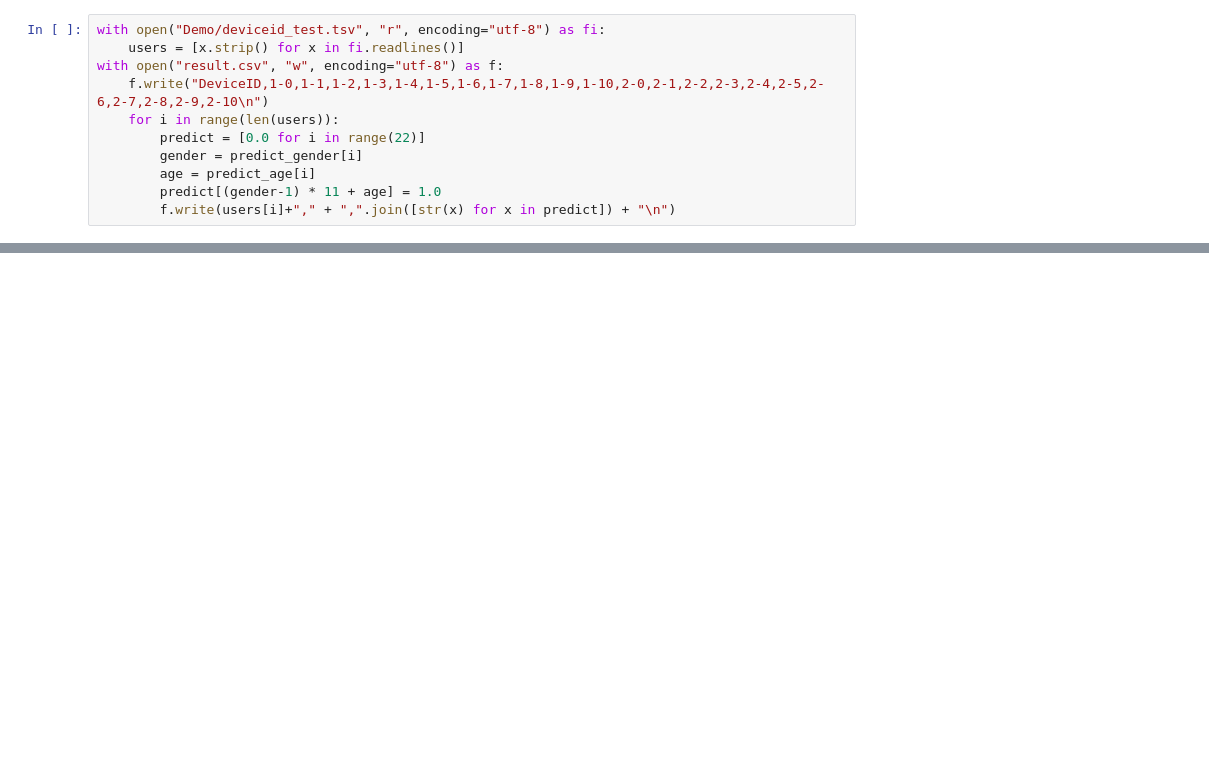
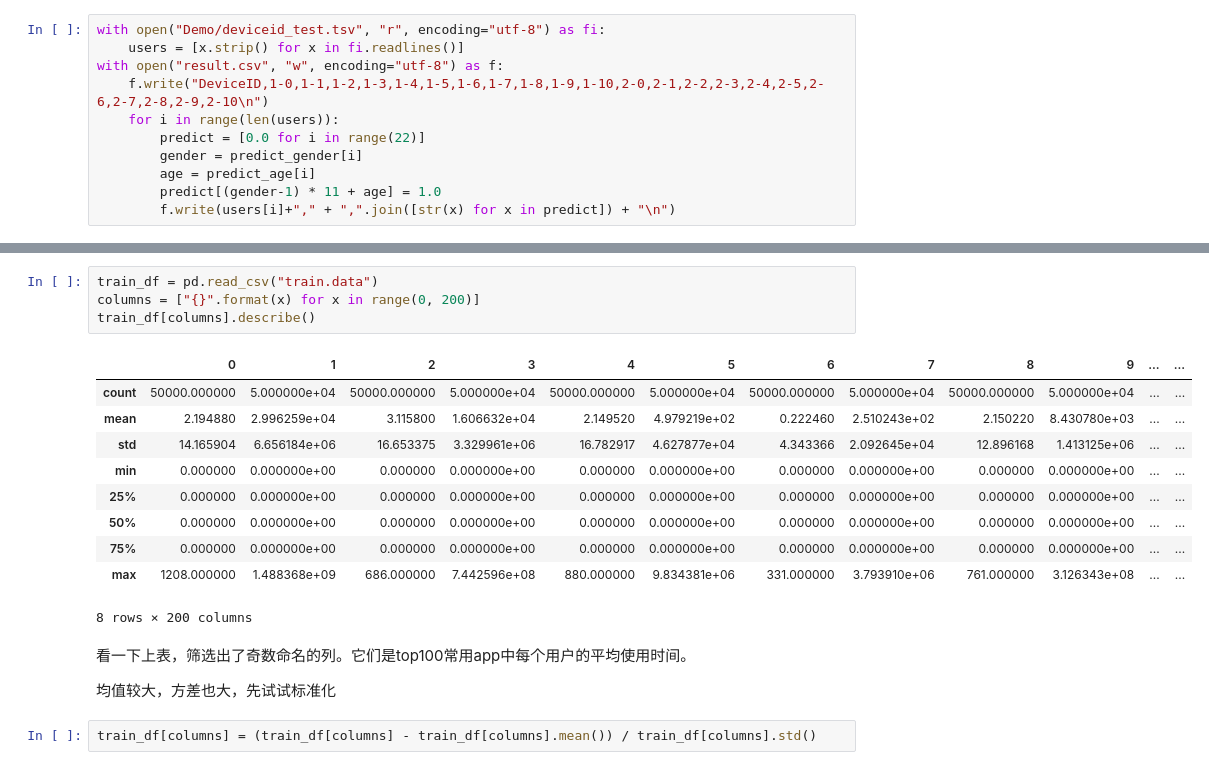
Before and after one commit to miangangzhen/YiGuanCompetition, a Jupyter notebook: Main.ipynb, the cells around one changed output, grey strips where cells are left out. Cells and saved outputs as stored; diff of their text form; blank space fills up the shorter version.

```diff
--- a/Main.ipynb
+++ b/Main.ipynb
@@ -267,0 +282,21 @@ with open("result.csv", "w", encoding="utf-8") as f:
+# %%
+train_df = pd.read_csv("train.data")
+columns = ["{}".format(x) for x in range(0, 200)]
+train_df[columns].describe()
+# %% [output]
+|  | 0 | 1 | 2 | 3 | 4 | 5 | 6 | 7 | 8 | 9 | ... | ... |
+| count | 50000.000000 | 5.000000e+04 | 50000.000000 | 5.000000e+04 | 50000.000000 | 5.000000e+04 | 50000.000000 | 5.000000e+04 | 50000.000000 | 5.000000e+04 | ... | ... |
+| mean | 2.194880 | 2.996259e+04 | 3.115800 | 1.606632e+04 | 2.149520 | 4.979219e+02 | 0.222460 | 2.510243e+02 | 2.150220 | 8.430780e+03 | ... | ... |
+| std | 14.165904 | 6.656184e+06 | 16.653375 | 3.329961e+06 | 16.782917 | 4.627877e+04 | 4.343366 | 2.092645e+04 | 12.896168 | 1.413125e+06 | ... | ... |
+| min | 0.000000 | 0.000000e+00 | 0.000000 | 0.000000e+00 | 0.000000 | 0.000000e+00 | 0.000000 | 0.000000e+00 | 0.000000 | 0.000000e+00 | ... | ... |
+| 25% | 0.000000 | 0.000000e+00 | 0.000000 | 0.000000e+00 | 0.000000 | 0.000000e+00 | 0.000000 | 0.000000e+00 | 0.000000 | 0.000000e+00 | ... | ... |
+| 50% | 0.000000 | 0.000000e+00 | 0.000000 | 0.000000e+00 | 0.000000 | 0.000000e+00 | 0.000000 | 0.000000e+00 | 0.000000 | 0.000000e+00 | ... | ... |
+| 75% | 0.000000 | 0.000000e+00 | 0.000000 | 0.000000e+00 | 0.000000 | 0.000000e+00 | 0.000000 | 0.000000e+00 | 0.000000 | 0.000000e+00 | ... | ... |
+| max | 1208.000000 | 1.488368e+09 | 686.000000 | 7.442596e+08 | 880.000000 | 9.834381e+06 | 331.000000 | 3.793910e+06 | 761.000000 | 3.126343e+08 | ... | ... |
+8 rows × 200 columns
+# %% [markdown]
+看一下上表，筛选出了奇数命名的列。它们是top100常用app中每个用户的平均使用时间。
+
+均值较大，方差也大，先试试标准化
+# %%
+train_df[columns] = (train_df[columns] - train_df[columns].mean()) / train_df[columns].std()
```
Also changed, not shown: parts of 19 cells of this notebook.
